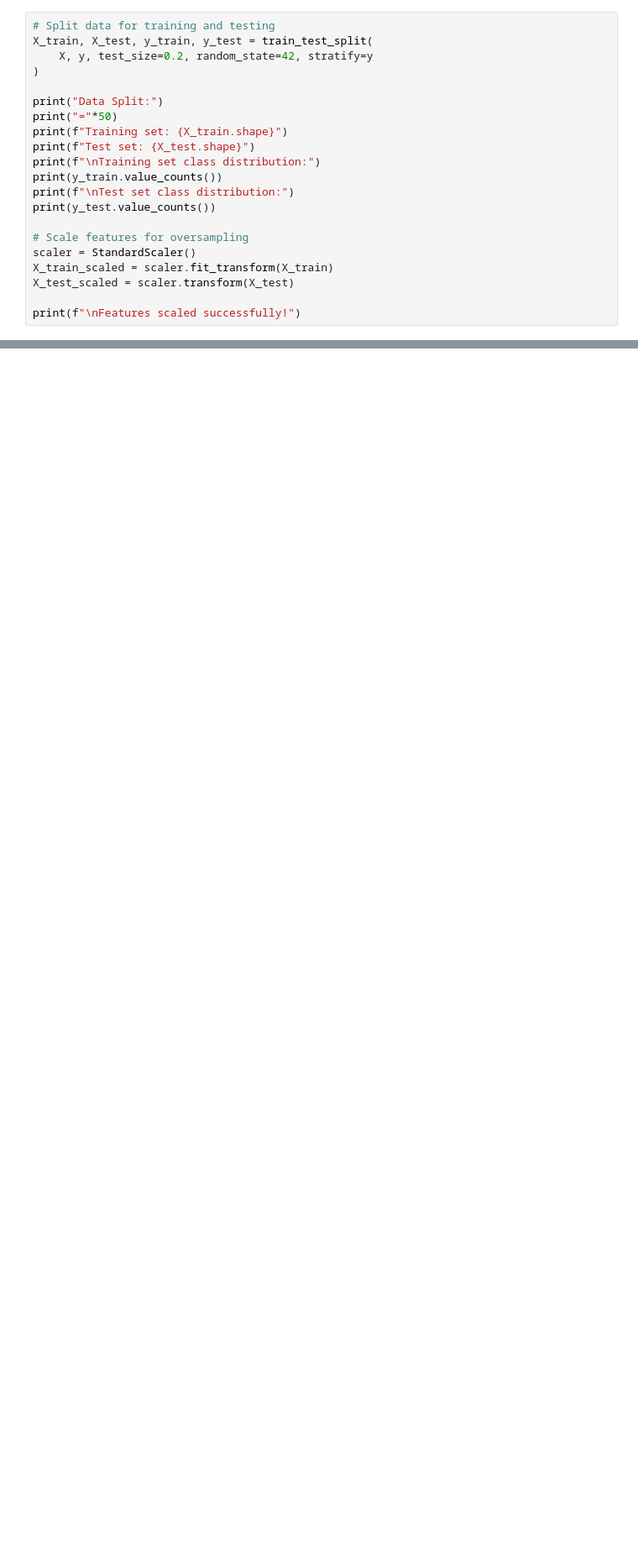
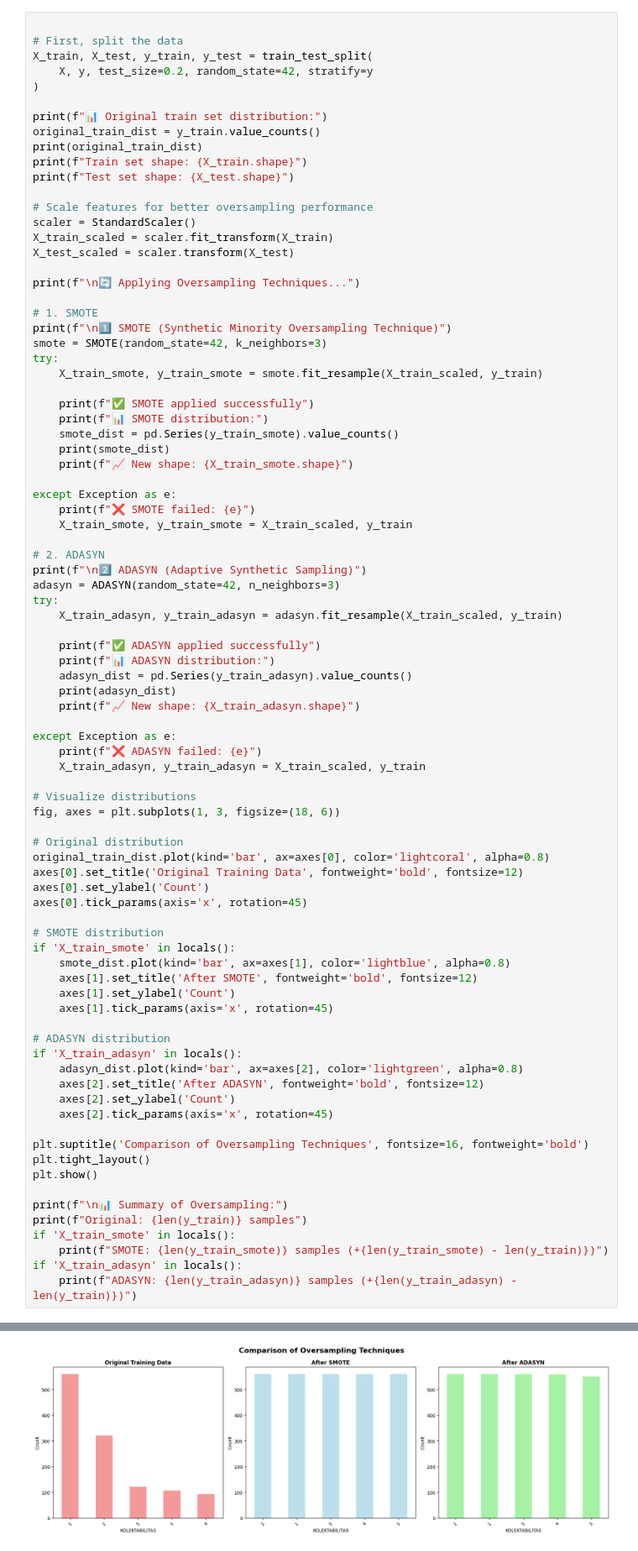
Before and after one commit to ArtEnginer/ENSAMBLE-LEARNING-KREDIT, a Jupyter notebook: KREDITMACET.ipynb, the cells around one changed output, grey strips where cells are left out. Shown: that part at 84% size. Drawn from its saved outputs; the diff is of its cells as text; blank space fills up the shorter version.

```diff
--- a/KREDITMACET.ipynb
+++ b/KREDITMACET.ipynb
@@ -275,21 +438,86 @@ print(f"\nImbalance Ratio (Majority/Minority): {class_counts.max() / class_count
 # %%
-# Split data for training and testing
+
+# First, split the data
 X_train, X_test, y_train, y_test = train_test_split(
     X, y, test_size=0.2, random_state=42, stratify=y
 )
 
-print("Data Split:")
-print("="*50)
-print(f"Training set: {X_train.shape}")
-print(f"Test set: {X_test.shape}")
-print(f"\nTraining set class distribution:")
-print(y_train.value_counts())
-print(f"\nTest set class distribution:")
-print(y_test.value_counts())
+print(f"📊 Original train set distribution:")
+original_train_dist = y_train.value_counts()
+print(original_train_dist)
+print(f"Train set shape: {X_train.shape}")
+print(f"Test set shape: {X_test.shape}")
 
-# Scale features for oversampling
+# Scale features for better oversampling performance
 scaler = StandardScaler()
 X_train_scaled = scaler.fit_transform(X_train)
 X_test_scaled = scaler.transform(X_test)
 
-print(f"\nFeatures scaled successfully!")
+print(f"\n🔄 Applying Oversampling Techniques...")
+
+# 1. SMOTE
+print(f"\n1️⃣ SMOTE (Synthetic Minority Oversampling Technique)")
+smote = SMOTE(random_state=42, k_neighbors=3)
+try:
+    X_train_smote, y_train_smote = smote.fit_resample(X_train_scaled, y_train)
+
+    print(f"✅ SMOTE applied successfully")
+    print(f"📊 SMOTE distribution:")
+    smote_dist = pd.Series(y_train_smote).value_counts()
+    print(smote_dist)
+    print(f"📈 New shape: {X_train_smote.shape}")
+
+except Exception as e:
+    print(f"❌ SMOTE failed: {e}")
+    X_train_smote, y_train_smote = X_train_scaled, y_train
+
+# 2. ADASYN
+print(f"\n2️⃣ ADASYN (Adaptive Synthetic Sampling)")
+adasyn = ADASYN(random_state=42, n_neighbors=3)
+try:
+    X_train_adasyn, y_train_adasyn = adasyn.fit_resample(X_train_scaled, y_train)
+
+    print(f"✅ ADASYN applied successfully")
+    print(f"📊 ADASYN distribution:")
+    adasyn_dist = pd.Series(y_train_adasyn).value_counts()
+    print(adasyn_dist)
+    print(f"📈 New shape: {X_train_adasyn.shape}")
+
+except Exception as e:
+    print(f"❌ ADASYN failed: {e}")
+    X_train_adasyn, y_train_adasyn = X_train_scaled, y_train
+
+# Visualize distributions
+fig, axes = plt.subplots(1, 3, figsize=(18, 6))
+
+# Original distribution
+original_train_dist.plot(kind='bar', ax=axes[0], color='lightcoral', alpha=0.8)
+axes[0].set_title('Original Training Data', fontweight='bold', fontsize=12)
+axes[0].set_ylabel('Count')
+axes[0].tick_params(axis='x', rotation=45)
+
+# SMOTE distribution
+if 'X_train_smote' in locals():
+    smote_dist.plot(kind='bar', ax=axes[1], color='lightblue', alpha=0.8)
+    axes[1].set_title('After SMOTE', fontweight='bold', fontsize=12)
+    axes[1].set_ylabel('Count')
+    axes[1].tick_params(axis='x', rotation=45)
+
+# ADASYN distribution
+if 'X_train_adasyn' in locals():
+    adasyn_dist.plot(kind='bar', ax=axes[2], color='lightgreen', alpha=0.8)
+    axes[2].set_title('After ADASYN', fontweight='bold', fontsize=12)
+    axes[2].set_ylabel('Count')
+    axes[2].tick_params(axis='x', rotation=45)
+
+plt.suptitle('Comparison of Oversampling Techniques', fontsize=16, fontweight='bold')
+plt.tight_layout()
+plt.show()
+
+print(f"\n📊 Summary of Oversampling:")
+print(f"Original: {len(y_train)} samples")
+if 'X_train_smote' in locals():
+    print(f"SMOTE: {len(y_train_smote)} samples (+{len(y_train_smote) - len(y_train)})")
+if 'X_train_adasyn' in locals():
+    print(f"ADASYN: {len(y_train_adasyn)} samples (+{len(y_train_adasyn) - len(y_train)})")
+# %% [output]
@@ -295,0 +541 @@ print(f"\nFeatures scaled successfully!")
+[figure, added]
```
Also changed, not shown: parts of 35 cells of this notebook, 14 other files.
